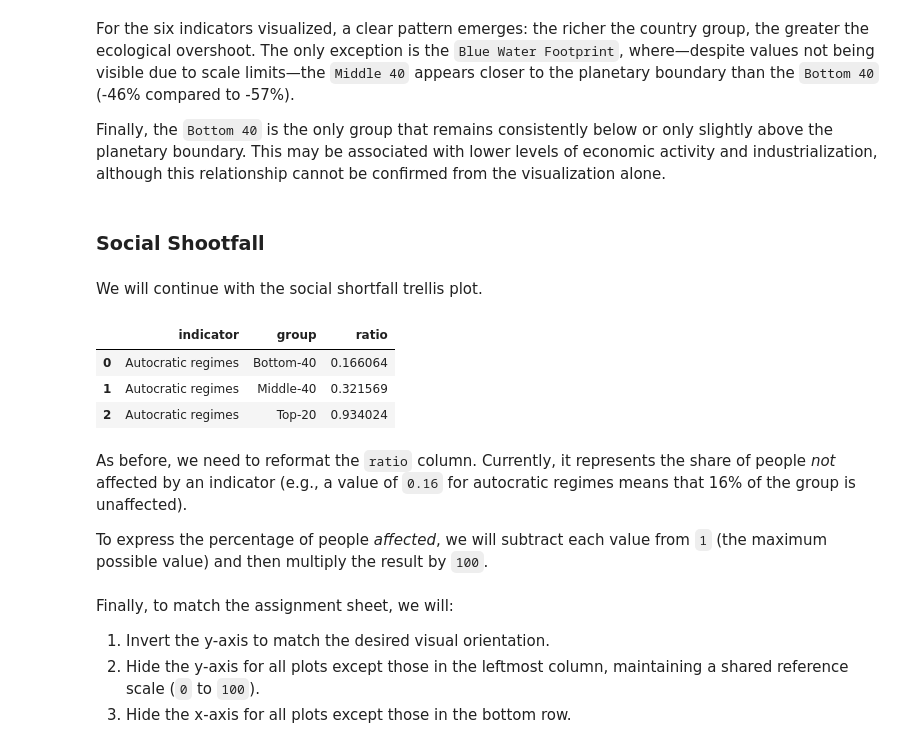
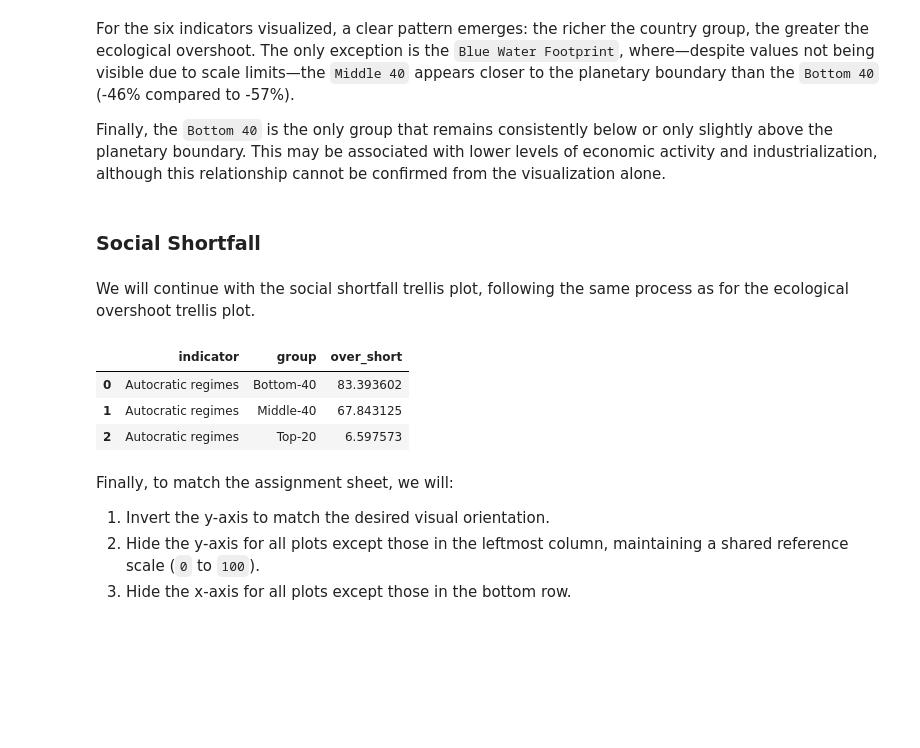
Before and after one commit to romgzn/Data_Analysis_Machine_Learning_Assignments, a Jupyter notebook: first_assignment/Doughnut.ipynb, the cells around one changed output. Saved outputs shown, nothing was run; the diff lists cells and outputs as text; code cells hidden in the pictures; blank space fills up the shorter version.

```diff
--- a/first_assignment/Doughnut.ipynb
+++ b/first_assignment/Doughnut.ipynb
@@ -283,2 +298,2 @@ import seaborn as sns
 # %%
-panel_data = pd.read_csv(r'a-fanning-doughnut-v3-a0460e5\Analysis-Final\myData\5_20250108_doughnutDat-boundariesRatios.csv')
+ratios_data = pd.read_csv("a-fanning-doughnut-v3-a0460e5/Analysis-Final/myData/5_20250108_doughnutDat-boundariesRatios.csv")
@@ -284,0 +325,3 @@ panel_data = pd.read_csv(r'a-fanning-doughnut-v3-a0460e5\Analysis-Final\myData\5
+# %%
+ratios_data.loc[ratios_data['domain'] == 'ecological', 'over_short'] = (ratios_data.loc[ratios_data['domain'] == 'ecological', 'ratio'] - 1) * 100
+ratios_data.loc[ratios_data['domain'] == 'social', 'over_short'] = (1 - ratios_data.loc[ratios_data['domain'] == 'social', 'ratio']) * 100
@@ -418,8 +447,17 @@ For the six indicators visualized, a clear pattern emerges: the richer the count
 
 Finally, the `Bottom 40` is the only group that remains consistently below or only slightly above the planetary boundary. This may be associated with lower levels of economic activity and industrialization, although this relationship cannot be confirmed from the visualization alone.
 # %% [markdown]
-### Social Shootfall
+### Social Shortfall
 # %% [markdown]
-We will continue with the social shortfall trellis plot.
+We will continue with the social shortfall trellis plot, following the same process as for the ecological overshoot trellis plot.
 # %%
-social_short = panel_data[panel_data['domain'] == 'social']
+soc_chart = panel_data[panel_data['domain'] == 'social'].copy()
+soc_chart.sort_values(['indicator', 'group'], inplace=True)
+soc_chart.reset_index(drop=True, inplace=True)
+soc_chart = soc_chart[['indicator', 'group','over_short']]
+soc_chart.head(3)
+# %% [output]
+|  | indicator | group | over_short |
+| 0 | Autocratic regimes | Bottom-40 | 83.393602 |
+| 1 | Autocratic regimes | Middle-40 | 67.843125 |
+| 2 | Autocratic regimes | Top-20 | 6.597573 |
@@ -428,11 +463,0 @@ soc_chart = social_short.groupby(['indicator', 'group'])['ratio'].sum().reset_in
-# %%
-soc_chart.head(3)
-# %% [output]
-|  | indicator | group | ratio |
-| 0 | Autocratic regimes | Bottom-40 | 0.166064 |
-| 1 | Autocratic regimes | Middle-40 | 0.321569 |
-| 2 | Autocratic regimes | Top-20 | 0.934024 |
-# %% [markdown]
-As before, we need to reformat the `ratio` column. Currently, it represents the share of people *not* affected by an indicator (e.g., a value of `0.16` for autocratic regimes means that 16% of the group is unaffected).
-
-To express the percentage of people *affected*, we will subtract each value from `1` (the maximum possible value) and then multiply the result by `100`.
```
Also changed, not shown: parts of 86 cells of this notebook.
